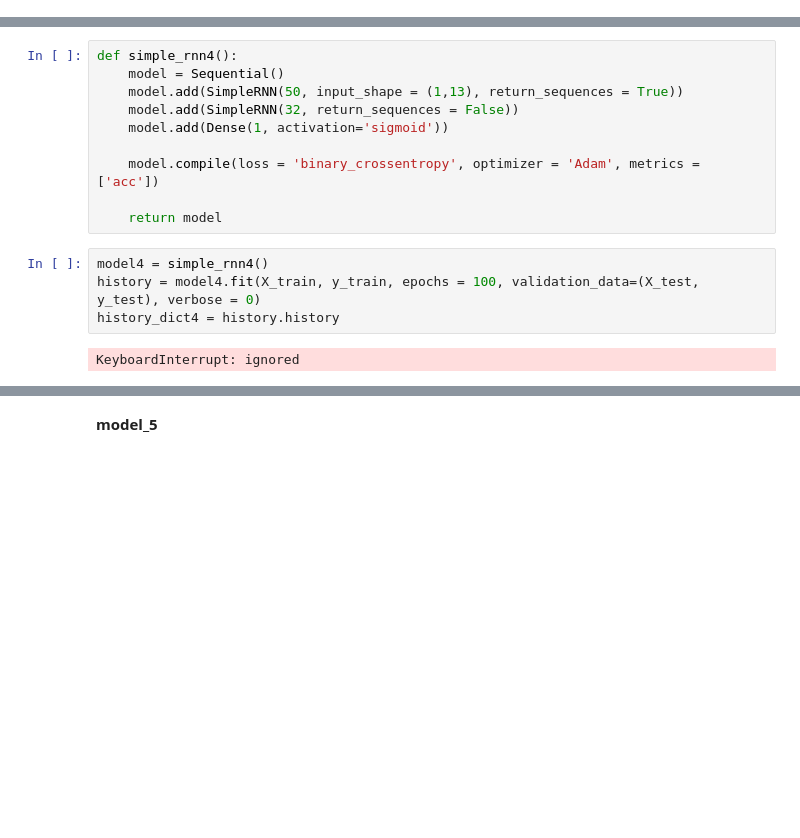
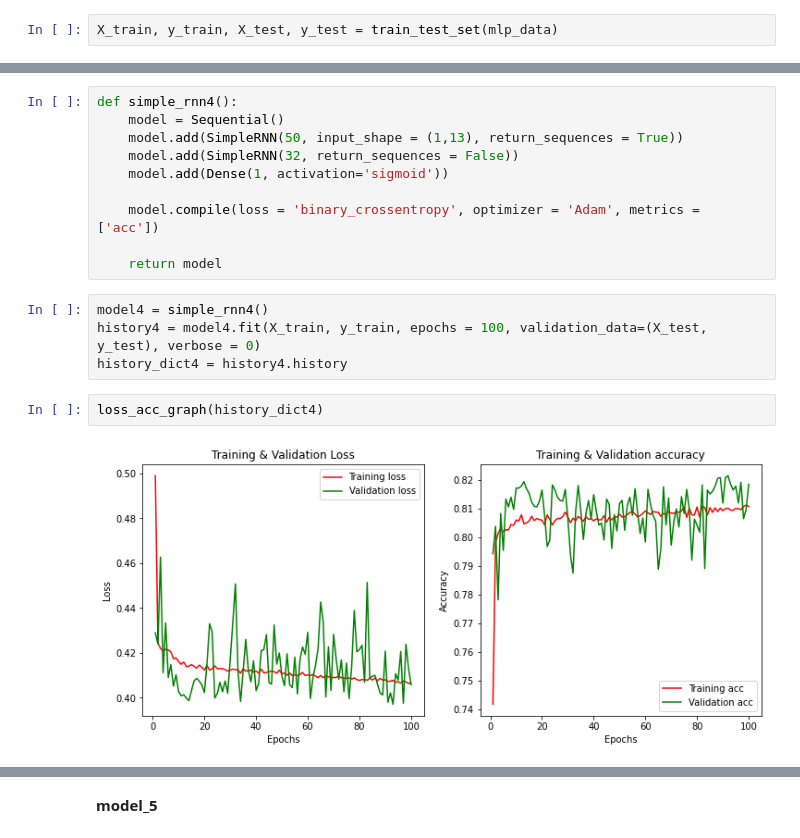
Before and after one commit to KimGriezmann/CAU_AI-SW_PE_Program, a Jupyter notebook: RNN_model/RNN_model.ipynb, the cells around one changed output, grey strips where cells are left out. Cells and saved outputs as stored; diff of their text form; blank space fills up the shorter version.

```diff
--- a/RNN_model/RNN_model.ipynb
+++ b/RNN_model/RNN_model.ipynb
@@ -195,2 +228,4 @@ Test accuracy:  0.8147392272949219
 # %% [markdown]
 **model_4**
+# %%
+X_train, y_train, X_test, y_test = train_test_set(mlp_data)
@@ -206,10 +245,12 @@ def simple_rnn4():
     return model
 # %%
 model4 = simple_rnn4()
-history = model4.fit(X_train, y_train, epochs = 100, validation_data=(X_test, y_test), verbose = 0)
-history_dict4 = history.history
+history4 = model4.fit(X_train, y_train, epochs = 100, validation_data=(X_test, y_test), verbose = 0)
+history_dict4 = history4.history
-# %% [output]
-KeyboardInterrupt: ignored
+# %%
+loss_acc_graph(history_dict4)
+# %% [output]
+[figure, added]
 # %%
 results = model4.evaluate(X_test, y_test)
 print('Test accuracy: ', results[1])
```
Also changed, not shown: parts of 112 cells of this notebook.
